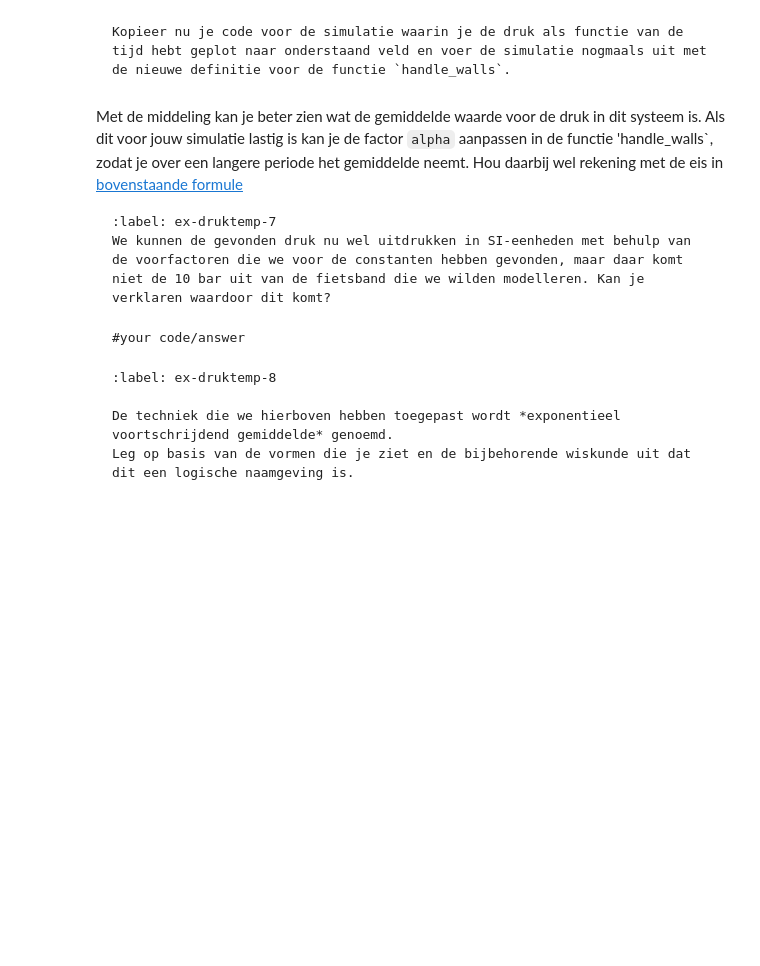
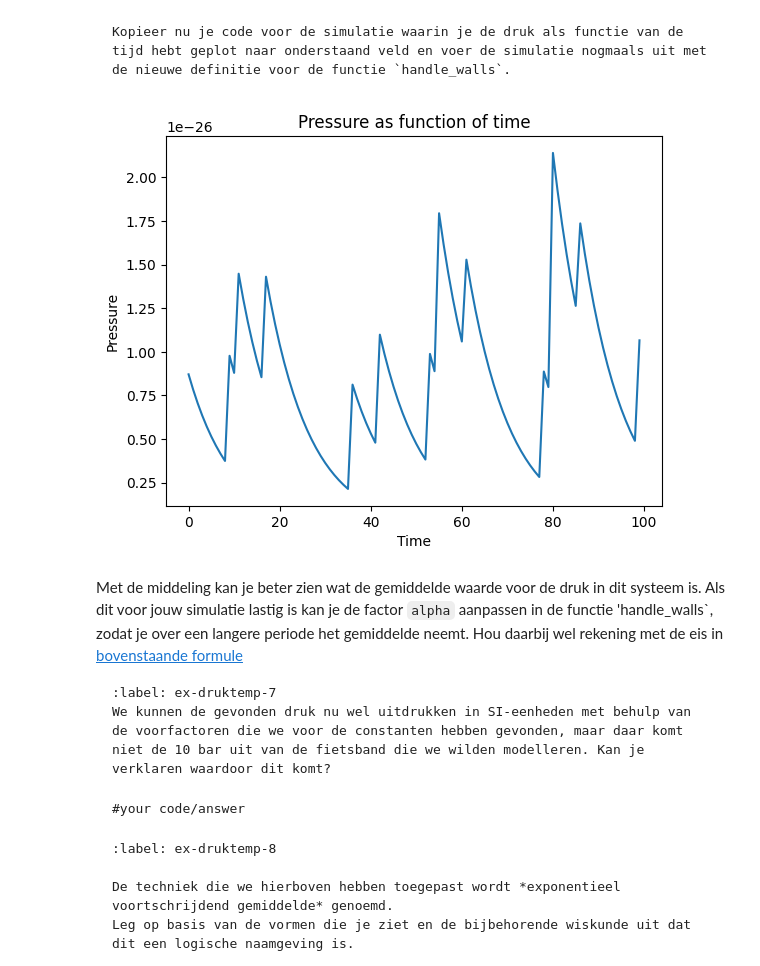
Before and after one commit to DavantePES/inleidend-practicum-2, a Jupyter notebook: Content/PySim/5_druktemp.ipynb, the cells around one changed output. Saved outputs shown, nothing was run; the diff lists cells and outputs as text; code cells hidden in the pictures; blank space fills up the shorter version.

```diff
--- a/Content/PySim/5_druktemp.ipynb
+++ b/Content/PySim/5_druktemp.ipynb
@@ -363,7 +383,26 @@ Kopieer nu je code voor de simulatie waarin je de druk als functie van de tijd h
 # %%
 # RUIMTE VOOR GEKOPIEERDE FUNCTIE
 
 #your code/answer
+# Geef je oplossing
+particles = []
+create_particles(particles)
+
+steps = 100
+pressures = np.zeros(steps)
+
+for i in range(steps):
+    take_time_step(particles)
+    pressures[i] = pressure   # pressure wordt global bijgewerkt in handle_walls
+
+plt.figure()
+plt.plot(range(steps), pressures)
+plt.xlabel('Time')
+plt.ylabel('Pressure')
+plt.title('Pressure as function of time')
+plt.show()
+# %% [output]
+[figure, added]
 # %% [markdown]
 Met de middeling kan je beter zien wat de gemiddelde waarde voor de druk in dit systeem is. Als dit voor jouw simulatie lastig is kan je de factor `alpha` aanpassen in de functie 'handle_walls`, zodat je over een langere periode het gemiddelde neemt. Hou daarbij wel rekening met de eis in [bovenstaande formule](int_norm)
 
```
Also changed, not shown: parts of 5 cells of this notebook, 1 other file.
